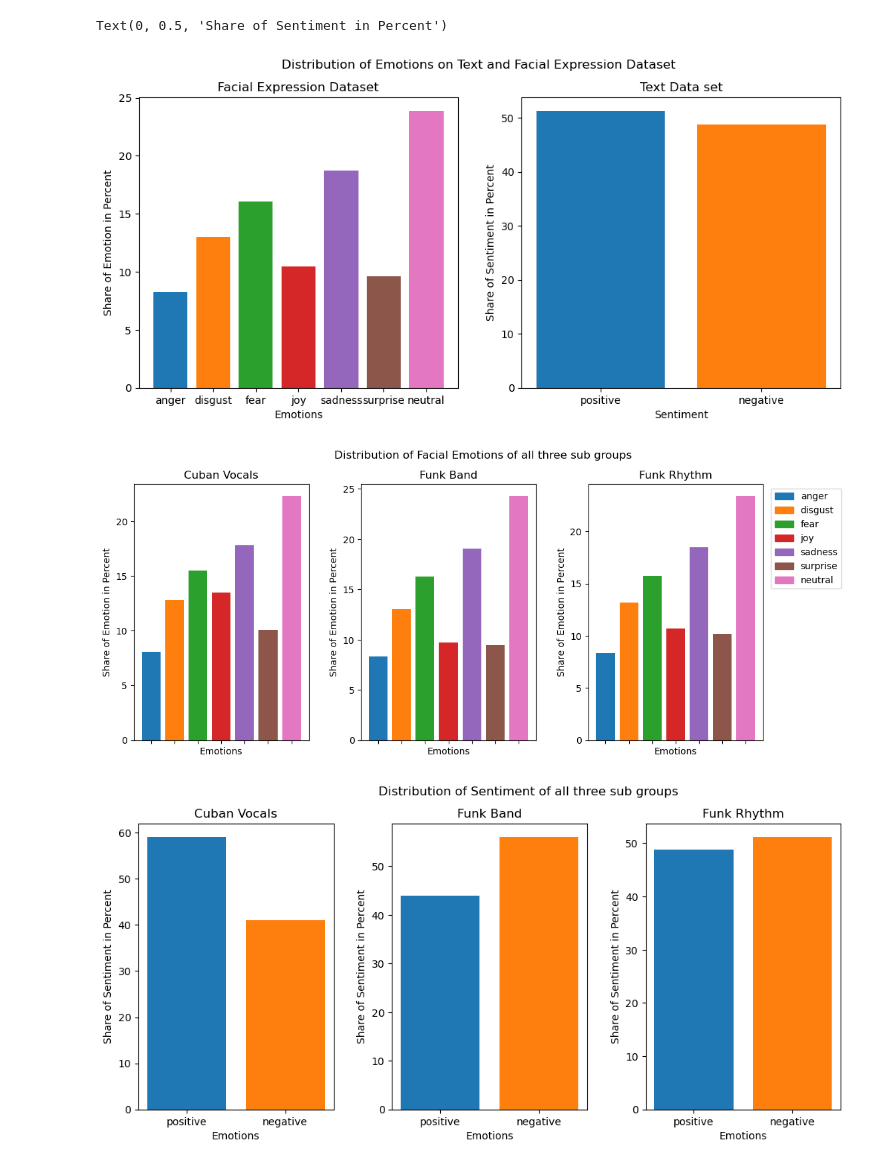
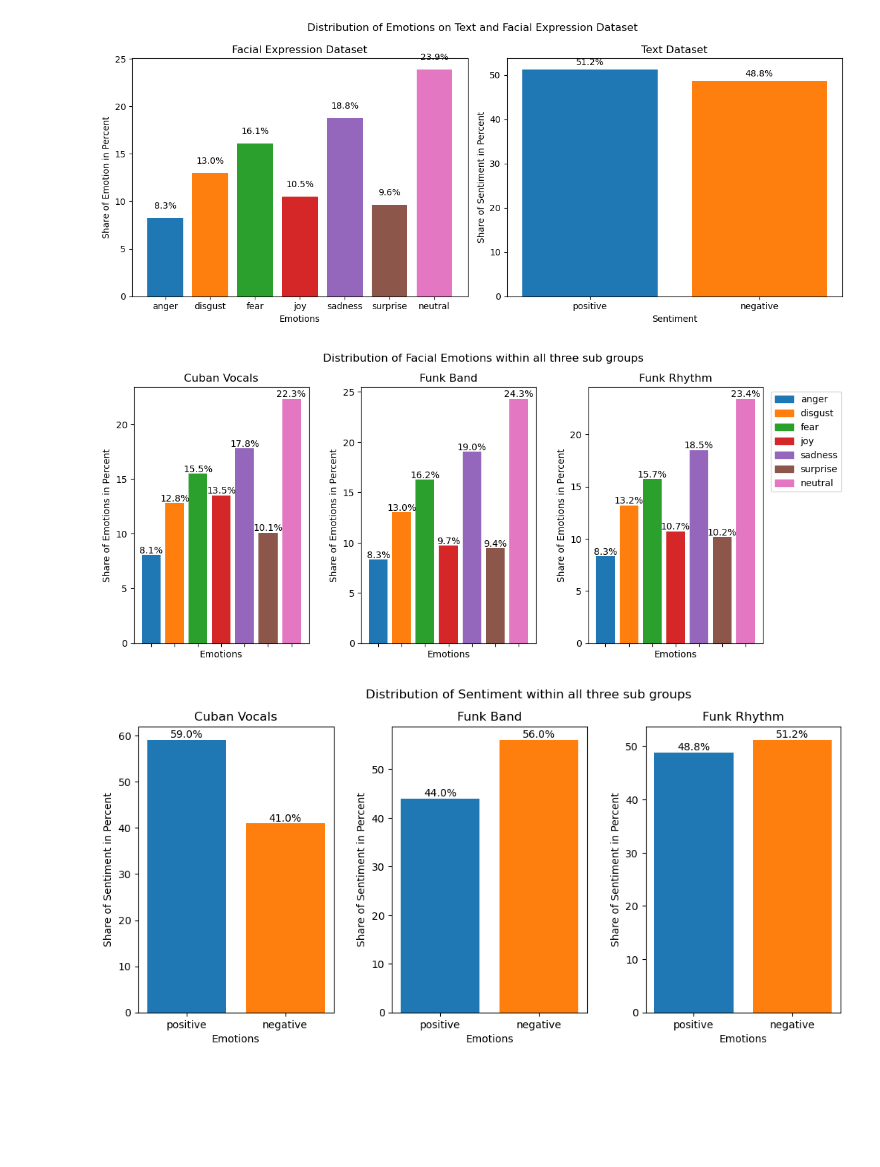
Before and after one commit to RavenRudi/coin_jazz, a Jupyter notebook: notebooks/Dataset_plots.ipynb, the cells around one changed output. Drawn from its saved outputs; the diff is of its cells as text; code cells hidden in the pictures; blank space fills up the shorter version.

```diff
--- a/notebooks/Dataset_plots.ipynb
+++ b/notebooks/Dataset_plots.ipynb
@@ -58,29 +58,39 @@ df_text_rhythm = pd.concat([df_text_rhythm_morning, df_text_rhythm_afternoon])
 df_facial_merged = pd.concat([df_facial_vocals, df_facial_band, df_facial_rhythm])
 df_text_merged = pd.concat([df_text_vocals, df_text_band, df_text_rhythm])
 # %%
+import matplotlib.pyplot as plt
+
 facial_features = ['anger', 'disgust', 'fear', 'joy', 'sadness', 'surprise', 'neutral']
 sentiment_features = ['positive', 'negative']
 
 sizes_facial = [df_facial_merged.sum()[label] for label in facial_features]
 sizes_text = [df_text_merged.sum()[label] for label in sentiment_features]
 
 fig, axs = plt.subplots(1, 2, figsize=(12, 5))
 
 colors_facial = ['tab:blue', 'tab:orange', 'tab:green', 'tab:red', 'tab:purple', 'tab:brown', 'tab:pink']
 fig.suptitle('Distribution of Emotions on Text and Facial Expression Dataset')
 axs[0].bar(facial_features, (sizes_facial/sum(sizes_facial))*100, color=colors_facial)
 axs[0].set_title('Facial Expression Dataset')
 axs[0].set_ylabel('Share of Emotion in Percent')
 axs[0].set_xlabel('Emotions')
 
+for i, v in enumerate((sizes_facial/sum(sizes_facial))*100):
+    axs[0].text(i, v + 1, f"{v:.1f}%", color='black', ha='center')
+
 colors_text = ['tab:blue', 'tab:orange']
 axs[1].bar(sentiment_features, (sizes_text/sum(sizes_text))*100, color=colors_text)
-axs[1].set_title('Text Data set')
+axs[1].set_title('Text Dataset')
 axs[1].set_xlabel('Sentiment')
 axs[1].set_ylabel('Share of Sentiment in Percent')
+
+for i, v in enumerate((sizes_text/sum(sizes_text))*100):
+    axs[1].text(i, v + 1, f"{v:.1f}%", color='black', ha='center')
+
+plt.tight_layout()
+plt.show()
 # %% [output]
-Text(0, 0.5, 'Share of Sentiment in Percent')
-[figure, old version]
+[figure, new version]
 # %%
 facial_features = ['anger', 'disgust', 'fear', 'joy', 'sadness', 'surprise', 'neutral']
 
@@ -92,24 +102,28 @@ fig, axs = plt.subplots(1, 3, figsize=(14, 5))
 
 colors_facial = ['tab:blue', 'tab:orange', 'tab:green', 'tab:red', 'tab:purple', 'tab:brown', 'tab:pink']
 
-fig.suptitle('Distribution of Facial Emotions of all three sub groups')
+fig.suptitle('Distribution of Facial Emotions within all three sub groups')
+
 axs[0].bar(facial_features, (sizes_facial_vocals/sum(sizes_facial_vocals))*100, color=colors_facial)
 axs[0].set_title('Cuban Vocals')
-axs[0].set_ylabel('Share of Emotion in Percent')
+axs[0].set_ylabel('Share of Emotions in Percent')
 axs[0].set_xlabel('Emotions')
 axs[0].tick_params(axis='x', labelbottom=False)  # Disable x-axis tick labels
+axs[0].bar_label(axs[0].containers[0], fmt='%.1f%%', label_type='edge')  # Add percentage labels
 
 axs[1].bar(facial_features, (sizes_facial_band/sum(sizes_facial_band))*100, color=colors_facial)
 axs[1].set_title('Funk Band')
-axs[1].set_ylabel('Share of Emotion in Percent')
+axs[1].set_ylabel('Share of Emotions in Percent')
 axs[1].set_xlabel('Emotions')
 axs[1].tick_params(axis='x', labelbottom=False)  # Disable x-axis tick labels
+axs[1].bar_label(axs[1].containers[0], fmt='%.1f%%', label_type='edge')  # Add percentage labels
 
 axs[2].bar(facial_features, (sizes_facial_rhythm/sum(sizes_facial_rhythm))*100, color=colors_facial)
 axs[2].set_title('Funk Rhythm')
-axs[2].set_ylabel('Share of Emotion in Percent')
+axs[2].set_ylabel('Share of Emotions in Percent')
 axs[2].set_xlabel('Emotions')
 axs[2].tick_params(axis='x', labelbottom=False)  # Disable x-axis tick labels
+axs[2].bar_label(axs[2].containers[0], fmt='%.1f%%', label_type='edge')  # Add percentage labels
 
 # Create legend patches with color and label
 legend_patches = [mpatches.Patch(color=color, label=emotion) for color, emotion in zip(colors_facial, facial_features)]
@@ -122,7 +136,7 @@ plt.subplots_adjust(wspace=0.3, right=0.8)
 # Show the plot
 plt.show()
 # %% [output]
-[figure, old version]
+[figure, new version]
 # %%
 text_features = ['positive', 'negative']
 
@@ -134,21 +148,25 @@ fig, axs = plt.subplots(1, 3, figsize=(14, 5))
 
 colors_text = ['tab:blue', 'tab:orange', 'tab:green', 'tab:red', 'tab:purple', 'tab:brown', 'tab:pink']
 
-fig.suptitle('Distribution of Sentiment of all three sub groups')
+fig.suptitle('Distribution of Sentiment within all three sub groups')
+
 axs[0].bar(text_features, (sizes_text_vocals/sum(sizes_text_vocals))*100, color=colors_text)
 axs[0].set_title('Cuban Vocals')
 axs[0].set_ylabel('Share of Sentiment in Percent')
 axs[0].set_xlabel('Emotions')
+axs[0].bar_label(axs[0].containers[0], fmt='%.1f%%', label_type='edge')  # Add percentage labels
 
 axs[1].bar(text_features, (sizes_text_band/sum(sizes_text_band))*100, color=colors_text)
 axs[1].set_title('Funk Band')
 axs[1].set_ylabel('Share of Sentiment in Percent')
 axs[1].set_xlabel('Emotions')
+axs[1].bar_label(axs[1].containers[0], fmt='%.1f%%', label_type='edge')  # Add percentage labels
 
 axs[2].bar(text_features, (sizes_text_rhythm/sum(sizes_text_rhythm))*100, color=colors_text)
 axs[2].set_title('Funk Rhythm')
 axs[2].set_ylabel('Share of Sentiment in Percent')
 axs[2].set_xlabel('Emotions')
+axs[2].bar_label(axs[2].containers[0], fmt='%.1f%%', label_type='edge')  # Add percentage labels
 
 # Adjust spacing between subplots and legend position
 plt.subplots_adjust(wspace=0.3, right=0.8)
@@ -156,4 +174,4 @@ plt.subplots_adjust(wspace=0.3, right=0.8)
 # Show the plot
 plt.show()
 # %% [output]
-[figure, old version]
+[figure, new version]
```
Also changed, not shown: 10 other files.
